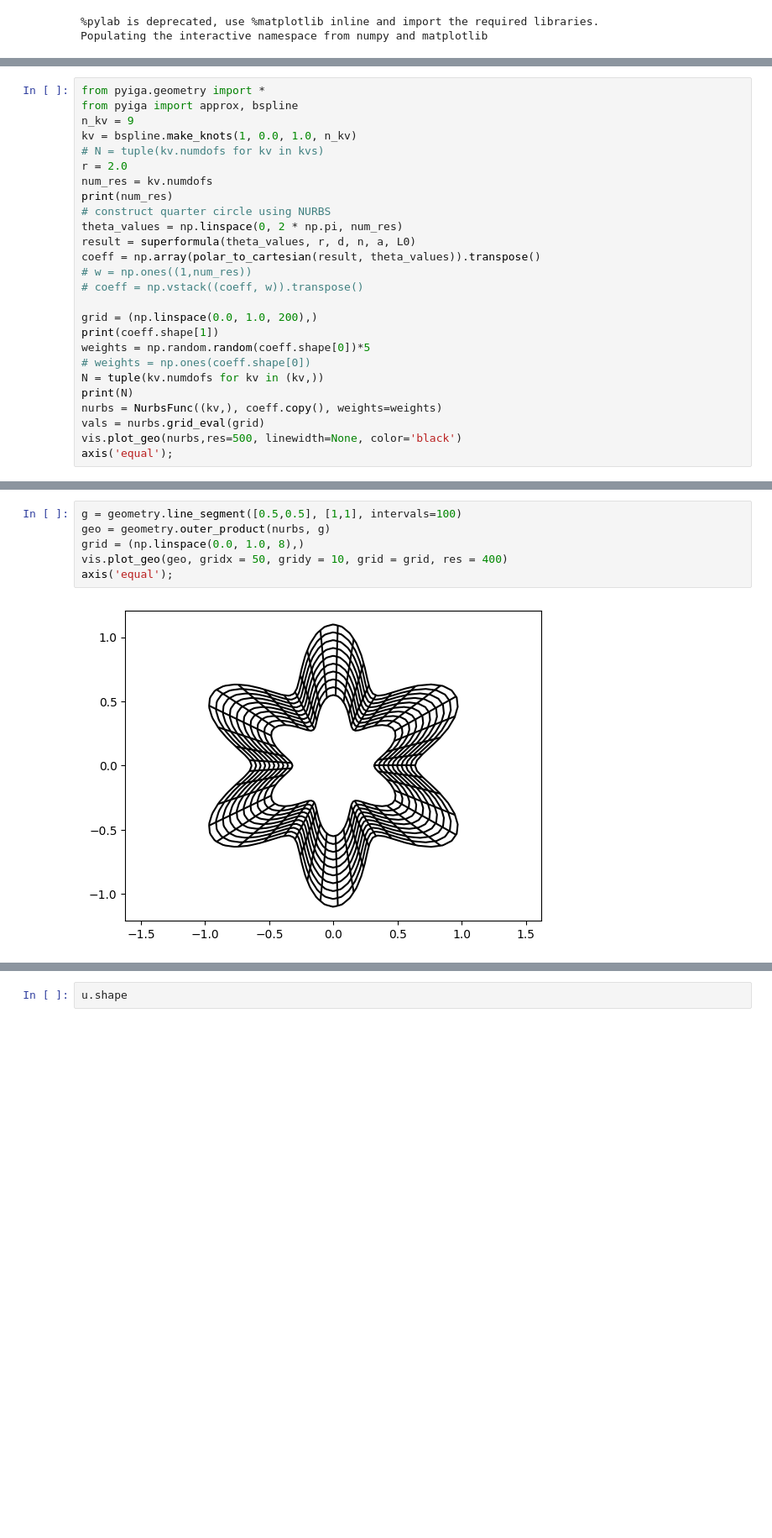
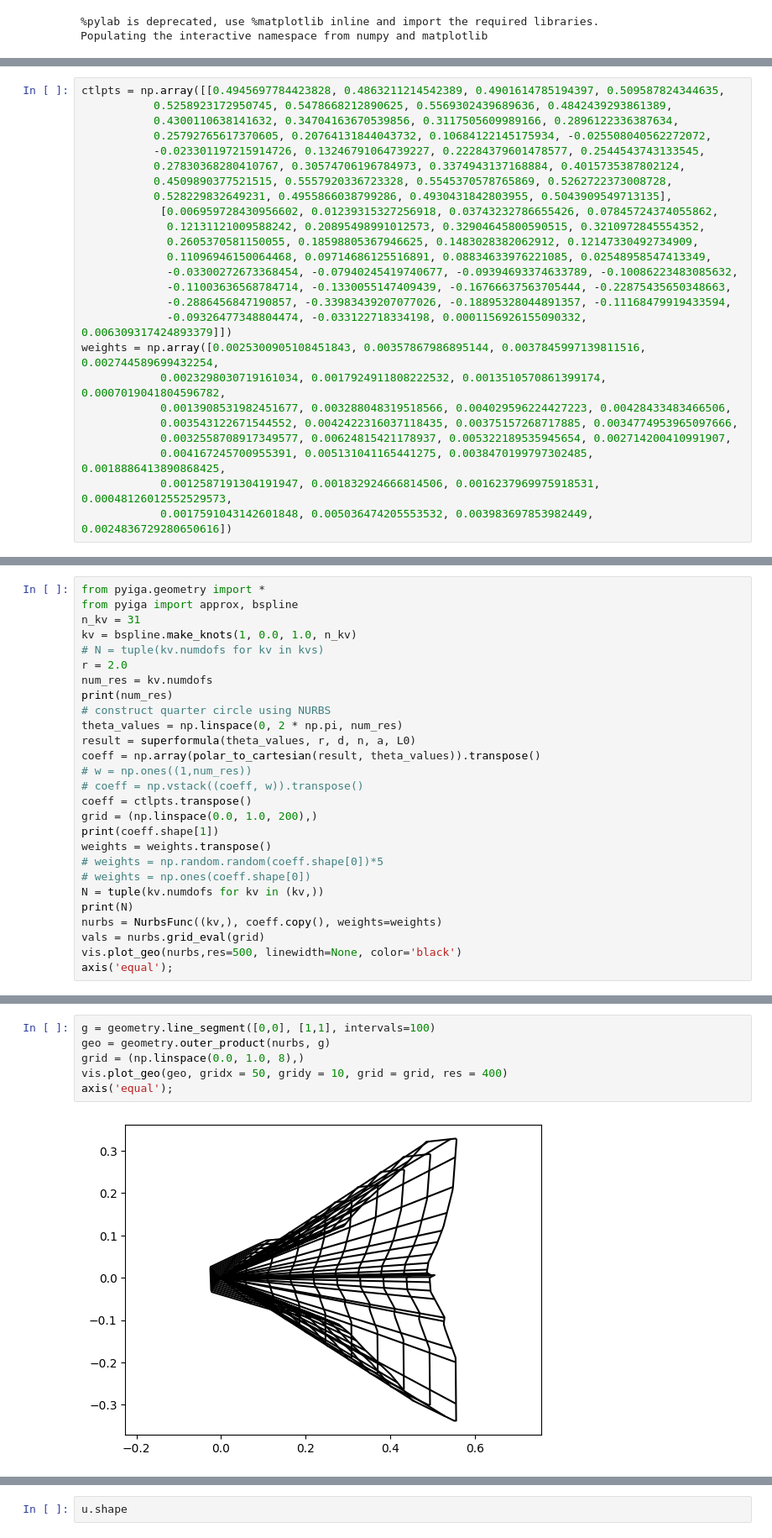
Before and after one commit to kevin866/pyiga, a Jupyter notebook: notebooks/nurbs_super.ipynb, the cells around one changed output, grey strips where cells are left out. Shown at 84% size. Drawn from its saved outputs; the diff is of its cells as text; blank space fills up the shorter version.

```diff
--- a/notebooks/nurbs_super.ipynb
+++ b/notebooks/nurbs_super.ipynb
@@ -34,0 +60,25 @@ plt.show()
+# %%
+ctlpts = np.array([[0.4945697784423828, 0.4863211214542389, 0.4901614785194397, 0.509587824344635,
+           0.5258923172950745, 0.5478668212890625, 0.5569302439689636, 0.4842439293861389,
+           0.4300110638141632, 0.34704163670539856, 0.3117505609989166, 0.2896122336387634,
+           0.25792765617370605, 0.20764131844043732, 0.10684122145175934, -0.025508040562272072,
+           -0.023301197215914726, 0.13246791064739227, 0.22284379601478577, 0.2544543743133545,
+           0.27830368280410767, 0.30574706196784973, 0.3374943137168884, 0.4015735387802124,
+           0.4509890377521515, 0.5557920336723328, 0.5545370578765869, 0.5262722373008728,
+           0.528229832649231, 0.4955866038799286, 0.4930431842803955, 0.5043909549713135],
+            [0.006959728430956602, 0.01239315327256918, 0.03743232786655426, 0.07845724374055862,
+             0.12131121009588242, 0.20895498991012573, 0.32904645800590515, 0.3210972845554352,
+             0.2605370581150055, 0.18598805367946625, 0.1483028382062912, 0.12147330492734909,
+             0.11096946150064468, 0.09714686125516891, 0.08834633976221085, 0.02548958547413349,
+             -0.03300272673368454, -0.07940245419740677, -0.09394693374633789, -0.10086223483085632,
+             -0.11003636568784714, -0.1330055147409439, -0.16766637563705444, -0.22875435650348663,
+             -0.2886456847190857, -0.33983439207077026, -0.18895328044891357, -0.11168479919433594,
+             -0.09326477348804474, -0.033122718334198, 0.0001156926155090332, 0.006309317424893379]])
+weights = np.array([0.0025300905108451843, 0.00357867986895144, 0.0037845997139811516, 0.002744589699432254,
+            0.0023298030719161034, 0.0017924911808222532, 0.0013510570861399174, 0.0007019041804596782,
+            0.0013908531982451677, 0.003288048319518566, 0.004029596224427223, 0.00428433483466506,
+            0.003543122671544552, 0.0042422316037118435, 0.00375157268717885, 0.0034774953965097666,
+            0.0032558708917349577, 0.00624815421178937, 0.005322189535945654, 0.002714200410991907,
+            0.004167245700955391, 0.005131041165441275, 0.0038470199797302485, 0.0018886413890868425,
+            0.0012587191304191947, 0.001832924666814506, 0.0016237969975918531, 0.00048126012552529573,
+            0.0017591043142601848, 0.005036474205553532, 0.003983697853982449, 0.0024836729280650616])
@@ -35,7 +98,7 @@ plt.show()
 # %%
 from pyiga.geometry import *
 from pyiga import approx, bspline
-n_kv = 9
+n_kv = 31
 kv = bspline.make_knots(1, 0.0, 1.0, n_kv)
 # N = tuple(kv.numdofs for kv in kvs)
 r = 2.0
@@ -47,10 +110,11 @@ result = superformula(theta_values, r, d, n, a, L0)
 coeff = np.array(polar_to_cartesian(result, theta_values)).transpose()
 # w = np.ones((1,num_res))
 # coeff = np.vstack((coeff, w)).transpose()
-
+coeff = ctlpts.transpose()
 grid = (np.linspace(0.0, 1.0, 200),)
 print(coeff.shape[1])
-weights = np.random.random(coeff.shape[0])*5
+weights = weights.transpose()
+# weights = np.random.random(coeff.shape[0])*5
 # weights = np.ones(coeff.shape[0])
 N = tuple(kv.numdofs for kv in (kv,))
 print(N)
@@ -76,13 +140,13 @@ axis('equal');
 # %% [output]
 [figure]
 # %%
-g = geometry.line_segment([0.5,0.5], [1,1], intervals=100)
+g = geometry.line_segment([0,0], [1,1], intervals=100)
 geo = geometry.outer_product(nurbs, g)
 grid = (np.linspace(0.0, 1.0, 8),)
 vis.plot_geo(geo, gridx = 50, gridy = 10, grid = grid, res = 400)
 axis('equal');
 # %% [output]
-[figure, old version]
+[figure, new version]
 # %%
 geo.coeffs.shape
 # %% [output]
```
Also changed, not shown: parts of 9 cells of this notebook.
